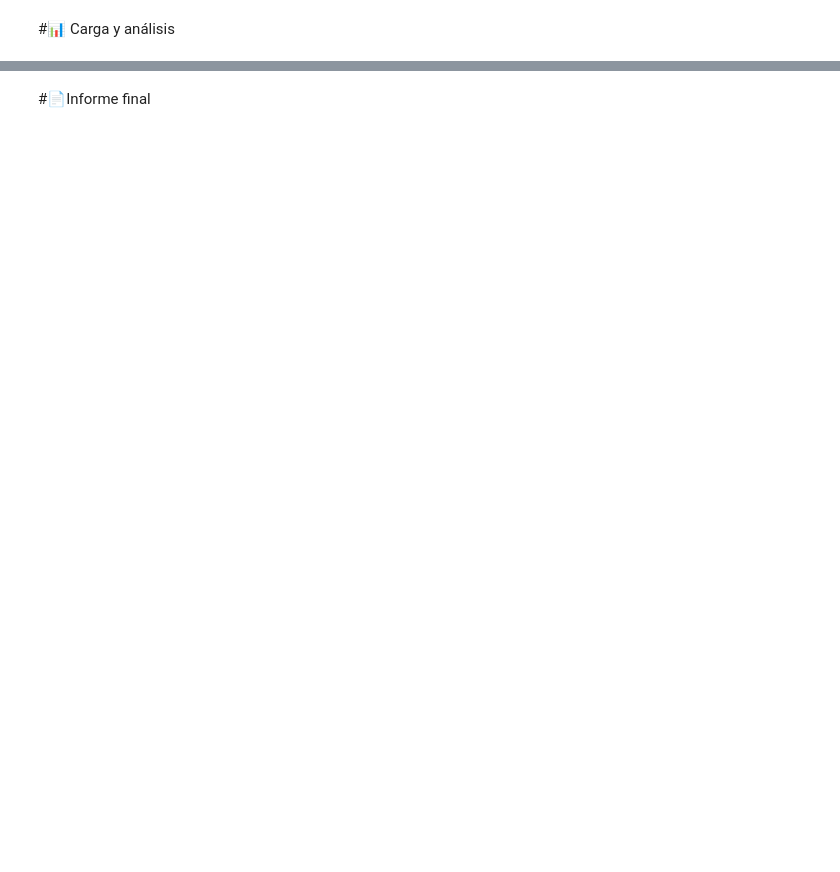
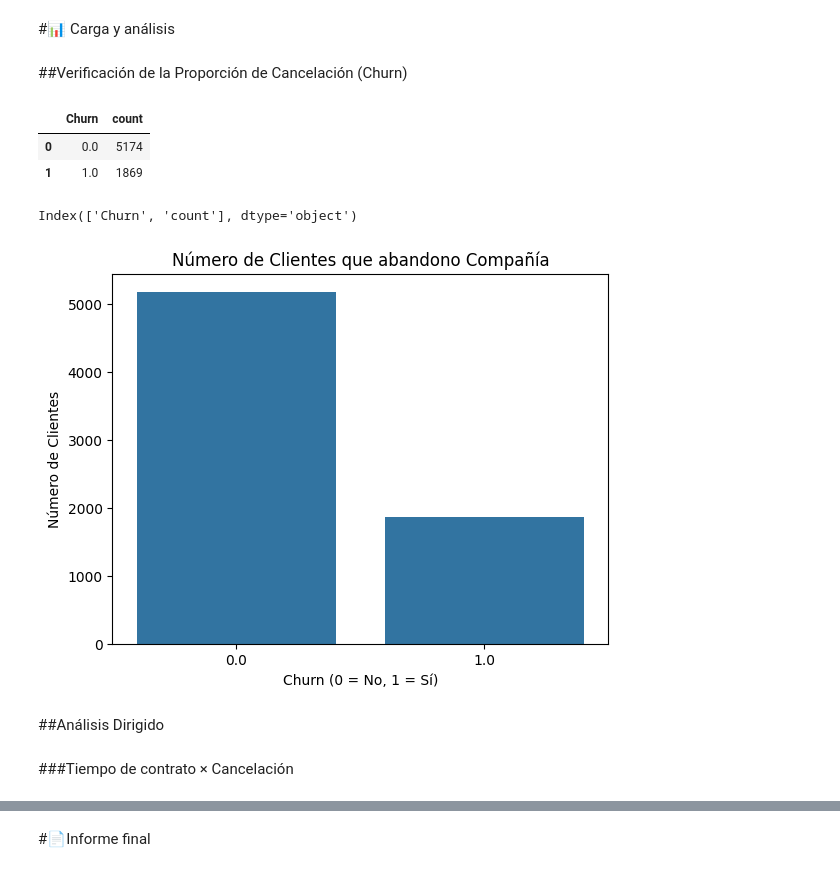
Before and after one commit to Antonio-B85/challenge-TelecomX-parte2-Latam, a Jupyter notebook: TelecomX_Parte2_LATAM.ipynb, the cells around one changed output, grey strips where cells are left out. Drawn from its saved outputs; the diff is of its cells as text; code cells hidden in the pictures; blank space fills up the shorter version.

```diff
--- a/TelecomX_Parte2_LATAM.ipynb
+++ b/TelecomX_Parte2_LATAM.ipynb
@@ -52,0 +229,5 @@ memory usage: 1.2+ MB
+# %%
+categoricas = ['MultipleLines', 'InternetService', 'OnlineSecurity', 'OnlineBackup',
+       'DeviceProtection', 'TechSupport', 'StreamingTV', 'StreamingMovies',
+       'Contract', 'PaymentMethod']
+categoricas
@@ -52,0 +245,9 @@ memory usage: 1.2+ MB
+# %%
+one_hot_enc = make_column_transformer(
+    (OneHotEncoder(handle_unknown='ignore'),
+    categoricas),
+    remainder='passthrough')
+
+datos = one_hot_enc.fit_transform(datos)
+datos = pd.DataFrame(datos, columns=one_hot_enc.get_feature_names_out())
+datos.columns
@@ -52,0 +272,3 @@ memory usage: 1.2+ MB
+# %%
+datos.columns = datos.columns.str.replace('^remainder__', '', regex=True)
+datos.columns
@@ -53,2 +328,29 @@ memory usage: 1.2+ MB
 # %% [markdown]
 #📊 Carga y análisis
+# %% [markdown]
+##Verificación de la Proporción de Cancelación (Churn)
+# %%
+datos_churn = datos.groupby('Churn').size().reset_index(name='count')
+datos_churn
+# %% [output]
+|  | Churn | count |
+| 0 | 0.0 | 5174 |
+| 1 | 1.0 | 1869 |
+# %%
+datos_churn.columns
+# %% [output]
+Index(['Churn', 'count'], dtype='object')
+# %%
+import seaborn as sns
+
+sns.barplot(data=datos_churn, x='Churn', y='count')
+plt.title('Número de Clientes que abandono Compañía')
+plt.xlabel('Churn (0 = No, 1 = Sí)')
+plt.ylabel('Número de Clientes')
+plt.show()
+# %% [output]
+[figure, added]
+# %% [markdown]
+##Análisis Dirigido
+# %% [markdown]
+###Tiempo de contrato × Cancelación
```
Also changed, not shown: parts of 146 cells of this notebook.
